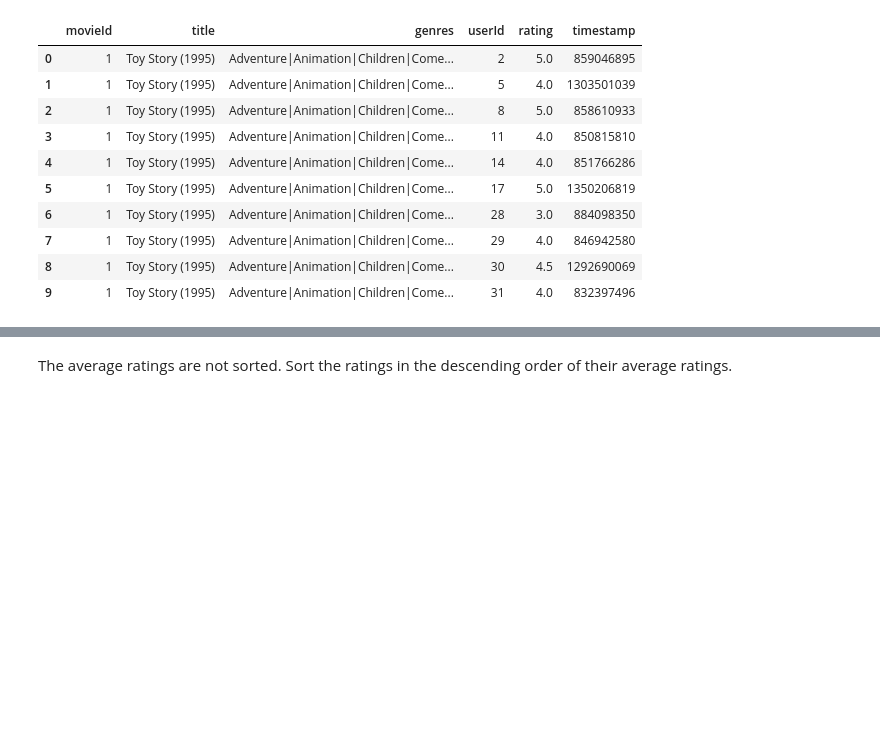
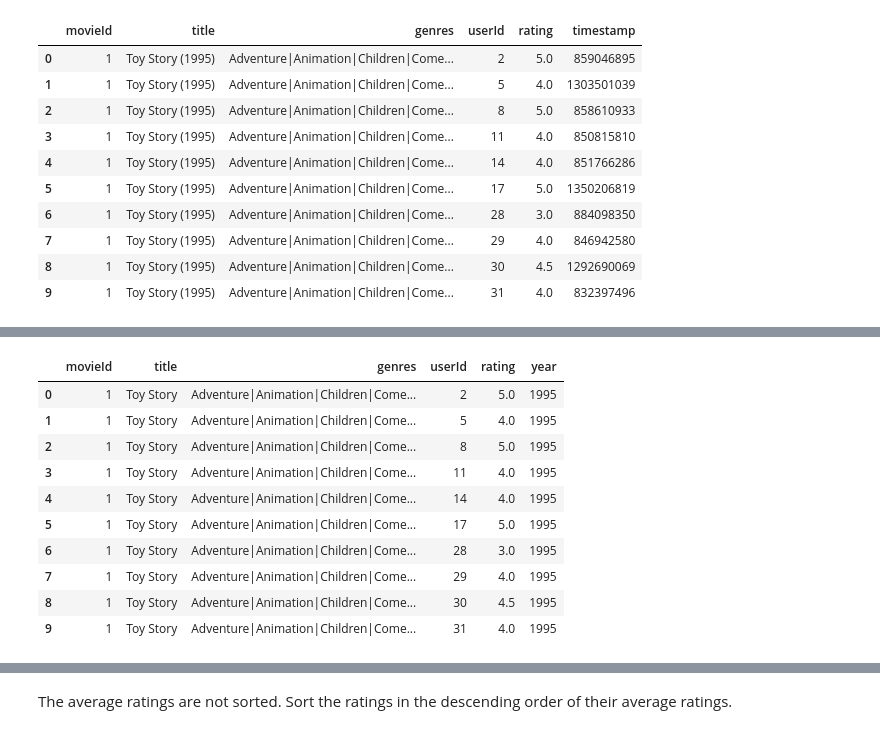
Before and after one commit to arghyadeep99/Movieflix, a Jupyter notebook: Movieflix.ipynb, the cells around one changed output, grey strips where cells are left out. Cells and saved outputs as stored; diff of their text form; code cells hidden in the pictures; blank space fills up the shorter version.

```diff
--- a/Movieflix.ipynb
+++ b/Movieflix.ipynb
@@ -234,3 +263,17 @@ df.head(10)
+# %%
+df.head(10)
+# %% [output]
+|  | movieId | title | genres | userId | rating | year |
+| 0 | 1 | Toy Story | Adventure|Animation|Children|Come... | 2 | 5.0 | 1995 |
+| 1 | 1 | Toy Story | Adventure|Animation|Children|Come... | 5 | 4.0 | 1995 |
+| 2 | 1 | Toy Story | Adventure|Animation|Children|Come... | 8 | 5.0 | 1995 |
+| 3 | 1 | Toy Story | Adventure|Animation|Children|Come... | 11 | 4.0 | 1995 |
+| 4 | 1 | Toy Story | Adventure|Animation|Children|Come... | 14 | 4.0 | 1995 |
+| 5 | 1 | Toy Story | Adventure|Animation|Children|Come... | 17 | 5.0 | 1995 |
+| 6 | 1 | Toy Story | Adventure|Animation|Children|Come... | 28 | 3.0 | 1995 |
+| 7 | 1 | Toy Story | Adventure|Animation|Children|Come... | 29 | 4.0 | 1995 |
+| 8 | 1 | Toy Story | Adventure|Animation|Children|Come... | 30 | 4.5 | 1995 |
+| 9 | 1 | Toy Story | Adventure|Animation|Children|Come... | 31 | 4.0 | 1995 |
 # %%
 # Groupby all movie titles together and find their mean ratings
 # average rating of each movie.
```
Also changed, not shown: parts of 24 cells of this notebook.
